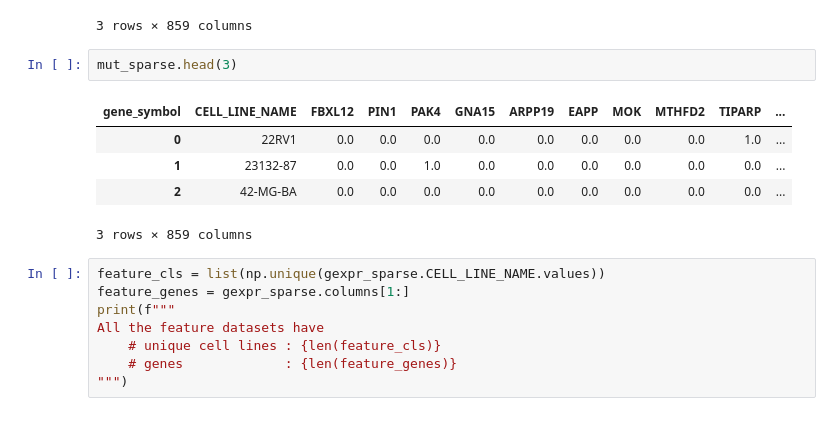
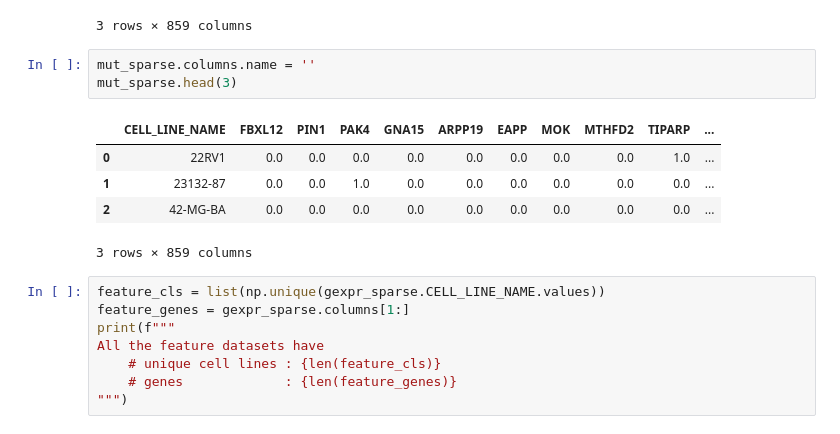
Before and after one commit to PeeteKeesel/gnn-for-drug-response-prediction, a Jupyter notebook: 15_summary_datasets.ipynb, the cells around one changed output. Drawn from its saved outputs; the diff is of its cells as text.

```diff
--- a/15_summary_datasets.ipynb
+++ b/15_summary_datasets.ipynb
@@ -540,9 +540,10 @@ cnvp_sparse.head(3)
 | 2 | 42-MG-BA | 4.0 | 4.0 | 4.0 | 4.0 | 5.0 | 6.0 | 5.0 | 3.0 | 3.0 | ... |
 3 rows × 859 columns
 # %%
+mut_sparse.columns.name = ''
 mut_sparse.head(3)
 # %% [output]
-| gene_symbol | CELL_LINE_NAME | FBXL12 | PIN1 | PAK4 | GNA15 | ARPP19 | EAPP | MOK | MTHFD2 | TIPARP | ... |
+|  | CELL_LINE_NAME | FBXL12 | PIN1 | PAK4 | GNA15 | ARPP19 | EAPP | MOK | MTHFD2 | TIPARP | ... |
 | 0 | 22RV1 | 0.0 | 0.0 | 0.0 | 0.0 | 0.0 | 0.0 | 0.0 | 0.0 | 1.0 | ... |
 | 1 | 23132-87 | 0.0 | 0.0 | 1.0 | 0.0 | 0.0 | 0.0 | 0.0 | 0.0 | 0.0 | ... |
 | 2 | 42-MG-BA | 0.0 | 0.0 | 0.0 | 0.0 | 0.0 | 0.0 | 0.0 | 0.0 | 0.0 | ... |
```
Also changed, not shown: parts of 13 cells of this notebook.
